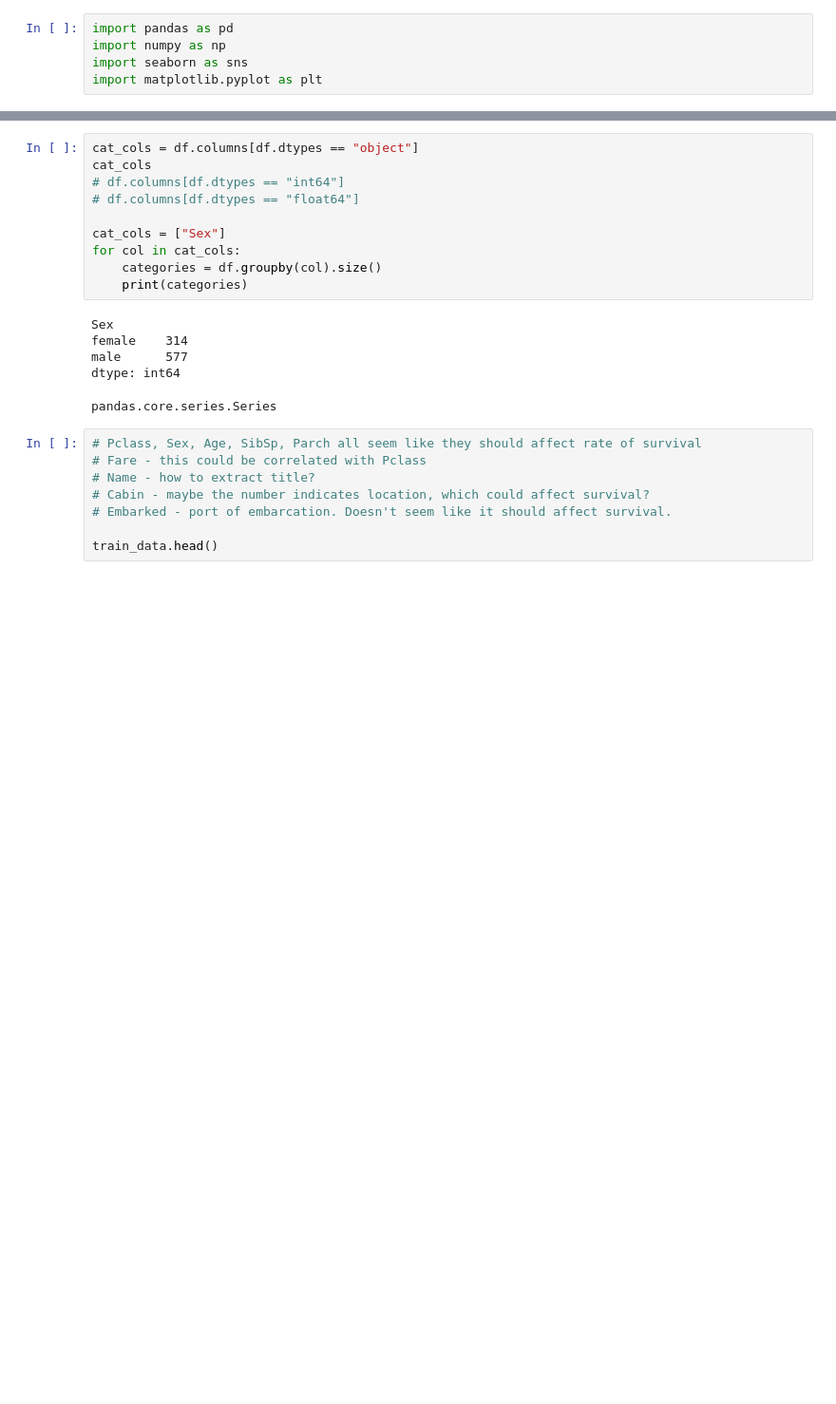
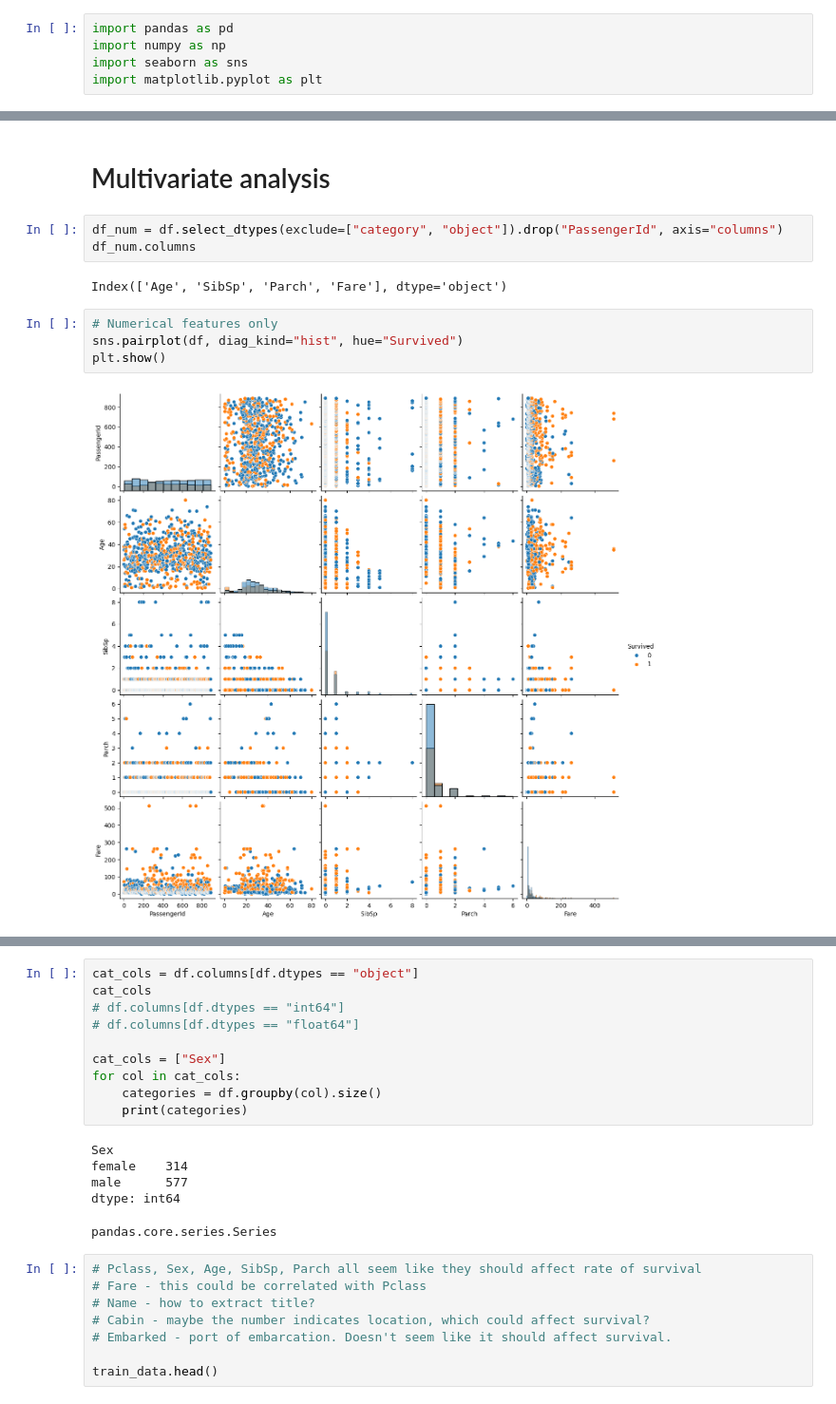
Before and after one commit to rfdspeng/ml_ai_portfolio, a Jupyter notebook: notes/example_code/titanic.ipynb, the cells around one changed output, grey strips where cells are left out. Shown at 95% size. Drawn from its saved outputs; the diff is of its cells as text; blank space fills up the shorter version.

```diff
--- a/notes/example_code/titanic.ipynb
+++ b/notes/example_code/titanic.ipynb
@@ -26,0 +131,13 @@ df.head()
+# %% [markdown]
+# Multivariate analysis
+# %%
+df_num = df.select_dtypes(exclude=["category", "object"]).drop("PassengerId", axis="columns")
+df_num.columns
+# %% [output]
+Index(['Age', 'SibSp', 'Parch', 'Fare'], dtype='object')
+# %%
+# Numerical features only
+sns.pairplot(df, diag_kind="hist", hue="Survived")
+plt.show()
+# %% [output]
+[figure, added]
```
Also changed, not shown: parts of 16 cells of this notebook, 5 other files.
